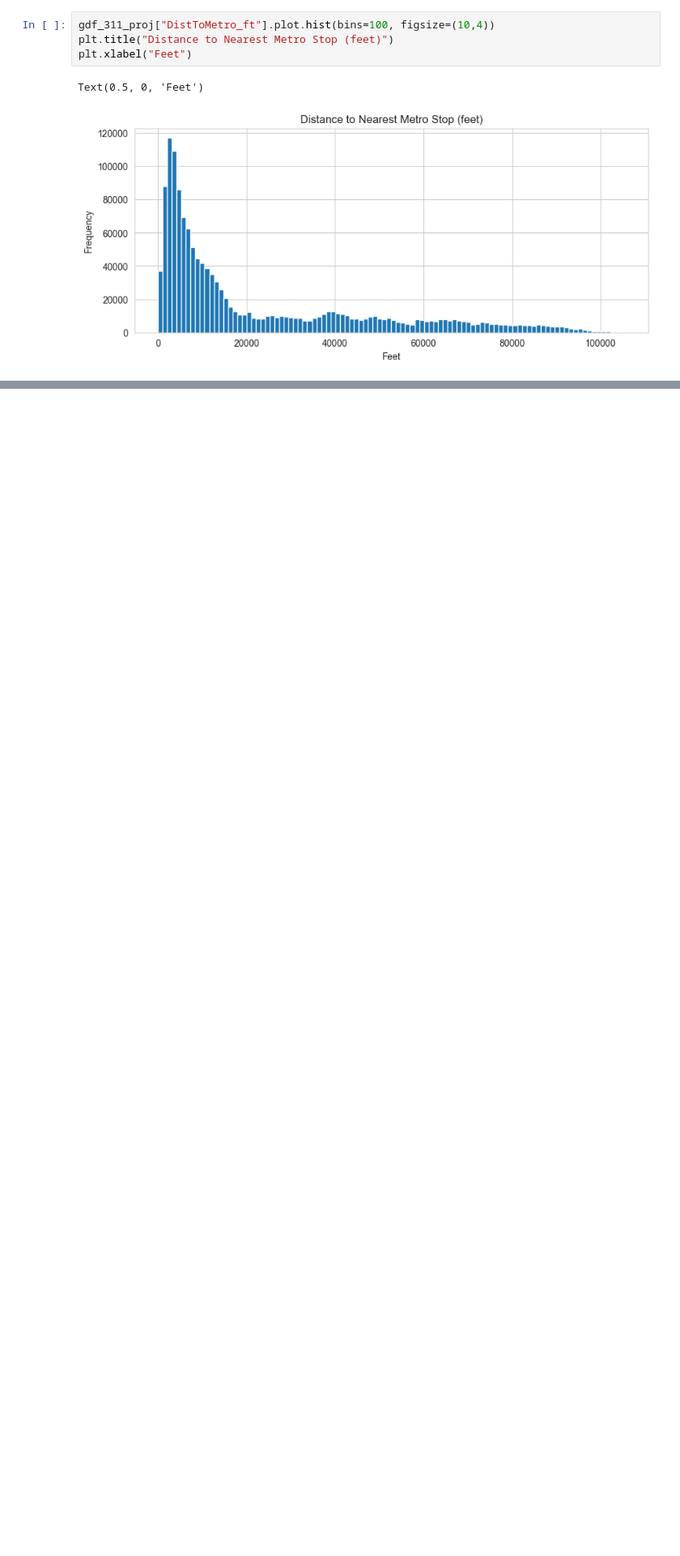
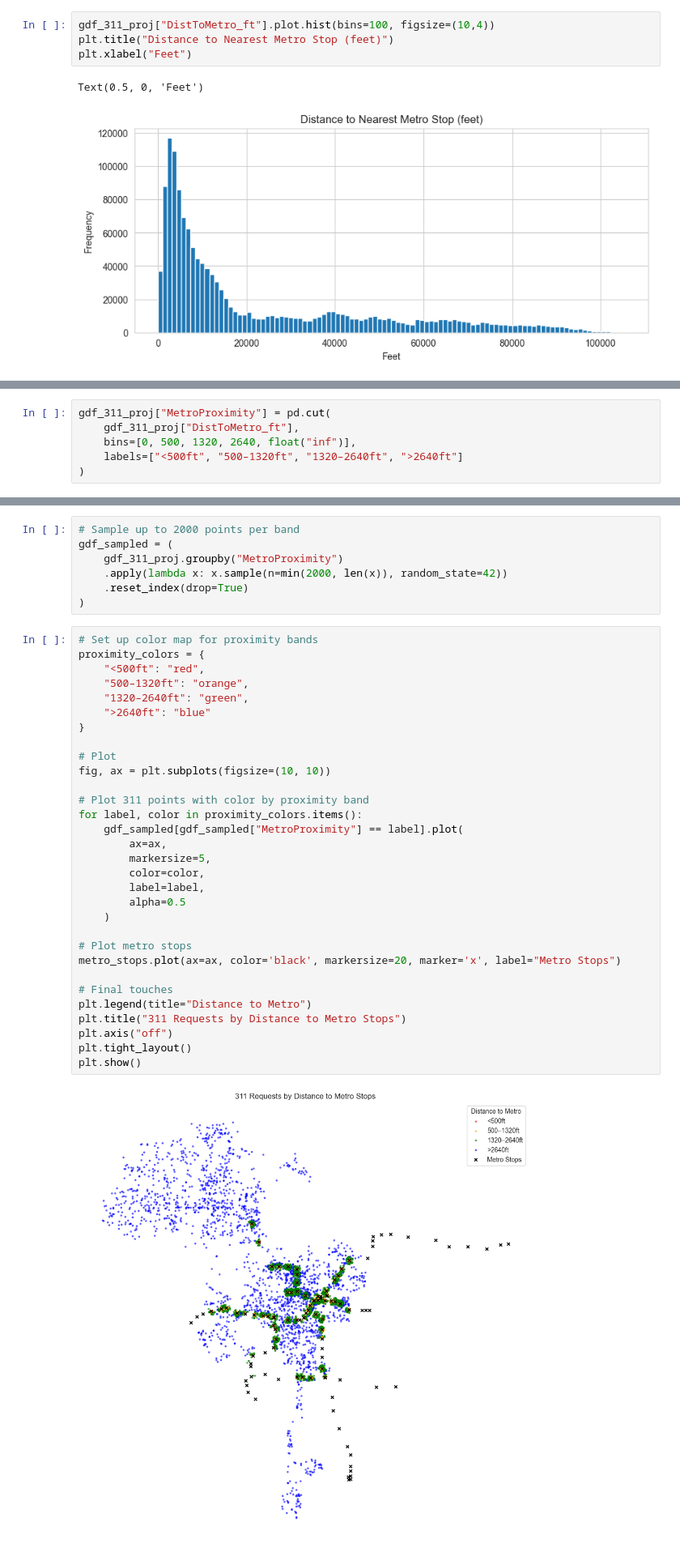
Before and after one commit to ssejal/hackforla-311-metro-proximity-analysis, a Jupyter notebook: notebooks/metro_311_project_setup.ipynb, the cells around one changed output, grey strips where cells are left out. Shown at 81% size. Cells and saved outputs as stored; diff of their text form; blank space fills up the shorter version.

```diff
--- a/notebooks/metro_311_project_setup.ipynb
+++ b/notebooks/metro_311_project_setup.ipynb
@@ -393,0 +400,6 @@ Name: count, dtype: int64
+# %%
+gdf_311_proj["MetroProximity"] = pd.cut(
+    gdf_311_proj["DistToMetro_ft"],
+    bins=[0, 500, 1320, 2640, float("inf")],
+    labels=["<500ft", "500–1320ft", "1320–2640ft", ">2640ft"]
+)
@@ -393,0 +415,40 @@ Name: count, dtype: int64
+# %%
+# Sample up to 2000 points per band
+gdf_sampled = (
+    gdf_311_proj.groupby("MetroProximity")
+    .apply(lambda x: x.sample(n=min(2000, len(x)), random_state=42))
+    .reset_index(drop=True)
+)
+# %%
+# Set up color map for proximity bands
+proximity_colors = {
+    "<500ft": "red",
+    "500–1320ft": "orange",
+    "1320–2640ft": "green",
+    ">2640ft": "blue"
+}
+
+# Plot
+fig, ax = plt.subplots(figsize=(10, 10))
+
+# Plot 311 points with color by proximity band
+for label, color in proximity_colors.items():
+    gdf_sampled[gdf_sampled["MetroProximity"] == label].plot(
+        ax=ax,
+        markersize=5,
+        color=color,
+        label=label,
+        alpha=0.5
+    )
+
+# Plot metro stops
+metro_stops.plot(ax=ax, color='black', markersize=20, marker='x', label="Metro Stops")
+
+# Final touches
+plt.legend(title="Distance to Metro")
+plt.title("311 Requests by Distance to Metro Stops")
+plt.axis("off")
+plt.tight_layout()
+plt.show()
+# %% [output]
+[figure, added]
```
Also changed, not shown: parts of 47 cells of this notebook.
